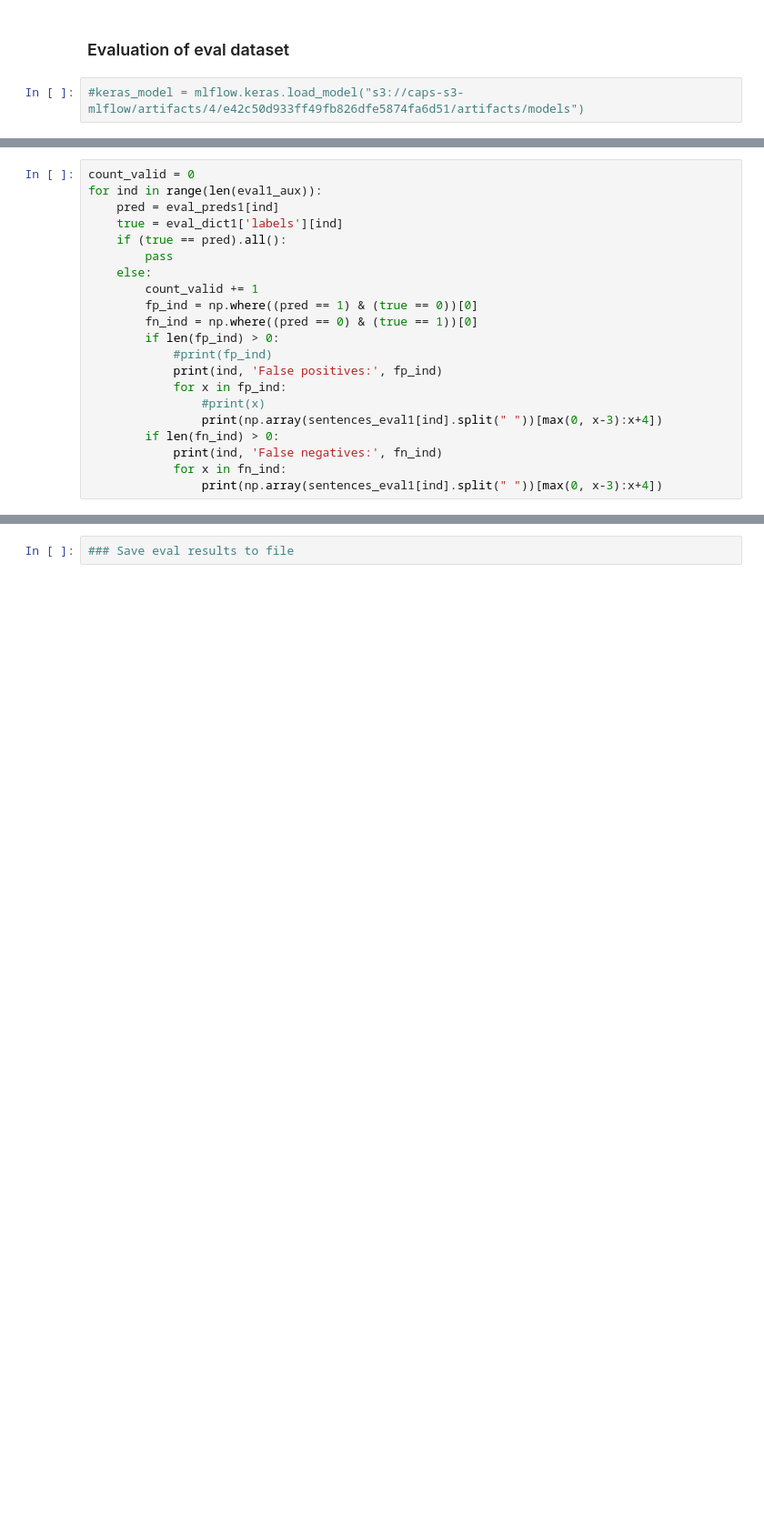
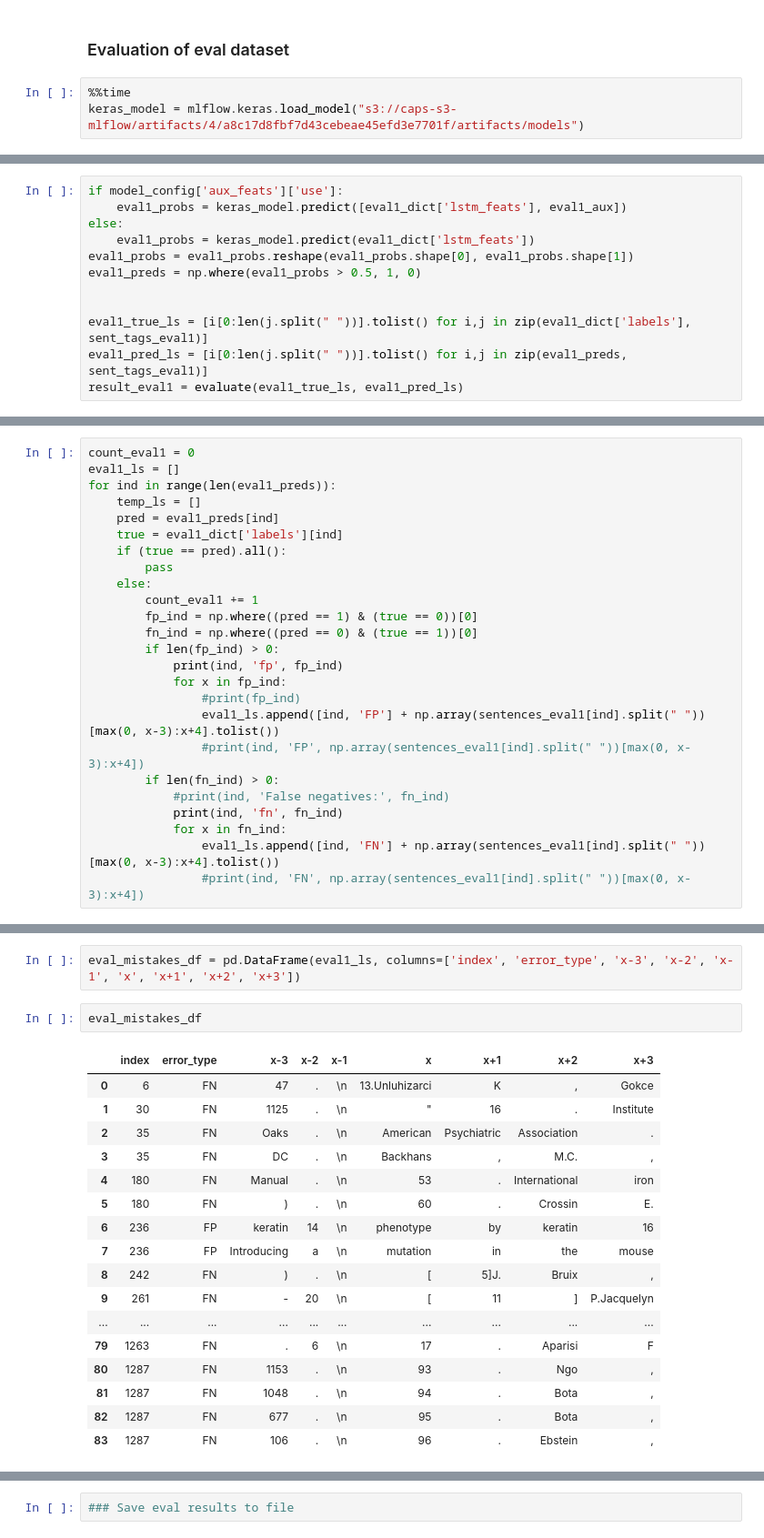
Before and after one commit to barmanu/dp-dpo-citation-bio-trainer, a Jupyter notebook: notebooks/CS_LSTM_TEST.ipynb, the cells around one changed output, grey strips where cells are left out. Shown: that part at 91% size. Saved outputs shown, nothing was run; the diff lists cells and outputs as text; blank space fills up the shorter version.

Commit message:
changes in the model

```diff
--- a/notebooks/CS_LSTM_TEST.ipynb
+++ b/notebooks/CS_LSTM_TEST.ipynb
@@ -391,4 +396,5 @@ for ind in range(len(test_preds)):
 # %% [markdown]
 ### Evaluation of eval dataset
 # %%
-#keras_model = mlflow.keras.load_model("s3://caps-s3-mlflow/artifacts/4/e42c50d933ff49fb826dfe5874fa6d51/artifacts/models")
+%%time
+keras_model = mlflow.keras.load_model("s3://caps-s3-mlflow/artifacts/4/a8c17d8fbf7d43cebeae45efd3e7701f/artifacts/models")
@@ -400,3 +404,15 @@ result_eval1 = evaluate(eval_dict1['labels'].tolist(), eval_preds1.tolist())
+# %%
+if model_config['aux_feats']['use']:
+    eval1_probs = keras_model.predict([eval1_dict['lstm_feats'], eval1_aux])
+else:
+    eval1_probs = keras_model.predict(eval1_dict['lstm_feats'])
+eval1_probs = eval1_probs.reshape(eval1_probs.shape[0], eval1_probs.shape[1])
+eval1_preds = np.where(eval1_probs > 0.5, 1, 0)
+
+
+eval1_true_ls = [i[0:len(j.split(" "))].tolist() for i,j in zip(eval1_dict['labels'], sent_tags_eval1)]
+eval1_pred_ls = [i[0:len(j.split(" "))].tolist() for i,j in zip(eval1_preds, sent_tags_eval1)]
+result_eval1 = evaluate(eval1_true_ls, eval1_pred_ls)
 # %%
 result_eval1
 # %% [output]
@@ -415,21 +427,25 @@ result_eval2 = evaluate(eval_dict2['labels'].tolist(), eval_preds2.tolist())
 # %%
-count_valid = 0
-for ind in range(len(eval1_aux)):
-    pred = eval_preds1[ind]
-    true = eval_dict1['labels'][ind]
+count_eval1 = 0
+eval1_ls = []
+for ind in range(len(eval1_preds)):
+    temp_ls = []
+    pred = eval1_preds[ind]
+    true = eval1_dict['labels'][ind]
     if (true == pred).all():
         pass
     else:
-        count_valid += 1
+        count_eval1 += 1
         fp_ind = np.where((pred == 1) & (true == 0))[0]
         fn_ind = np.where((pred == 0) & (true == 1))[0]
         if len(fp_ind) > 0:
-            #print(fp_ind)
-            print(ind, 'False positives:', fp_ind)
+            print(ind, 'fp', fp_ind)
             for x in fp_ind:
-                #print(x)
-                print(np.array(sentences_eval1[ind].split(" "))[max(0, x-3):x+4])
+                #print(fp_ind)
+                eval1_ls.append([ind, 'FP'] + np.array(sentences_eval1[ind].split(" "))[max(0, x-3):x+4].tolist())
+                #print(ind, 'FP', np.array(sentences_eval1[ind].split(" "))[max(0, x-3):x+4])
         if len(fn_ind) > 0:
-            print(ind, 'False negatives:', fn_ind)
+            #print(ind, 'False negatives:', fn_ind)
+            print(ind, 'fn', fn_ind)
             for x in fn_ind:
-                print(np.array(sentences_eval1[ind].split(" "))[max(0, x-3):x+4])
+                eval1_ls.append([ind, 'FN'] + np.array(sentences_eval1[ind].split(" "))[max(0, x-3):x+4].tolist())
+                #print(ind, 'FN', np.array(sentences_eval1[ind].split(" "))[max(0, x-3):x+4])
@@ -435,0 +470,22 @@ for ind in range(len(eval1_aux)):
+# %%
+eval_mistakes_df = pd.DataFrame(eval1_ls, columns=['index', 'error_type', 'x-3', 'x-2', 'x-1', 'x', 'x+1', 'x+2', 'x+3'])
+# %%
+eval_mistakes_df
+# %% [output]
+|  | index | error_type | x-3 | x-2 | x-1 | x | x+1 | x+2 | x+3 |
+| 0 | 6 | FN | 47 | . | \n | 13.Unluhizarci | K | , | Gokce |
+| 1 | 30 | FN | 1125 | . | \n | " | 16 | . | Institute |
+| 2 | 35 | FN | Oaks | . | \n | American | Psychiatric | Association | . |
+| 3 | 35 | FN | DC | . | \n | Backhans | , | M.C. | , |
+| 4 | 180 | FN | Manual | . | \n | 53 | . | International | iron |
+| 5 | 180 | FN | ) | . | \n | 60 | . | Crossin | E. |
+| 6 | 236 | FP | keratin | 14 | \n | phenotype | by | keratin | 16 |
+| 7 | 236 | FP | Introducing | a | \n | mutation | in | the | mouse |
+| 8 | 242 | FN | ) | . | \n | [ | 5]J. | Bruix | , |
+| 9 | 261 | FN | - | 20 | \n | [ | 11 | ] | P.Jacquelyn |
+| ... | ... | ... | ... | ... | ... | ... | ... | ... | ... |
+| 79 | 1263 | FN | . | 6 | \n | 17 | . | Aparisi | F |
+| 80 | 1287 | FN | 1153 | . | \n | 93 | . | Ngo | , |
+| 81 | 1287 | FN | 1048 | . | \n | 94 | . | Bota | , |
+| 82 | 1287 | FN | 677 | . | \n | 95 | . | Bota | , |
+| 83 | 1287 | FN | 106 | . | \n | 96 | . | Ebstein | , |
```
Also changed, not shown: parts of 67 cells of this notebook, 2 other files.
